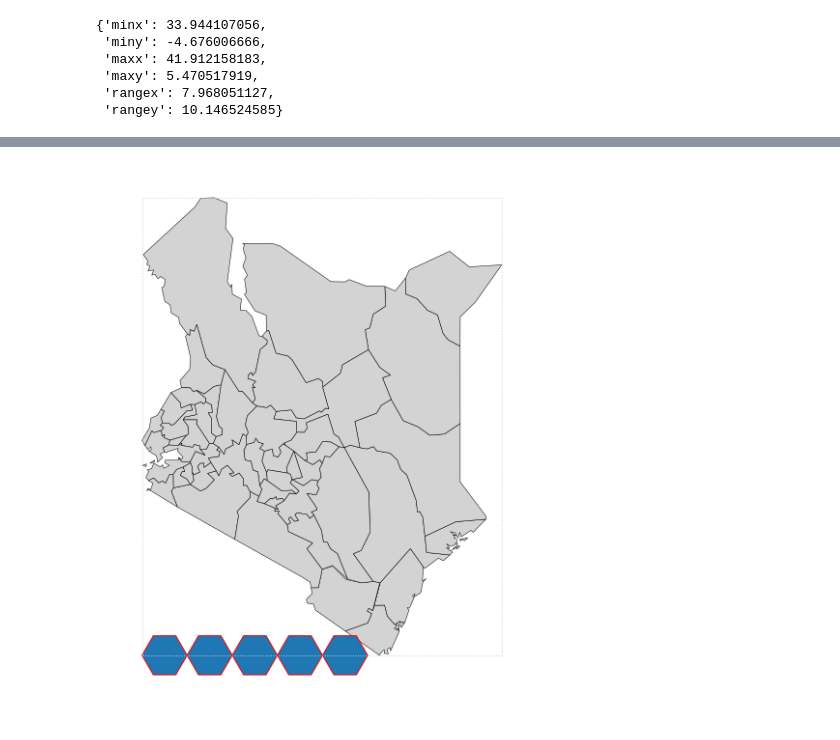
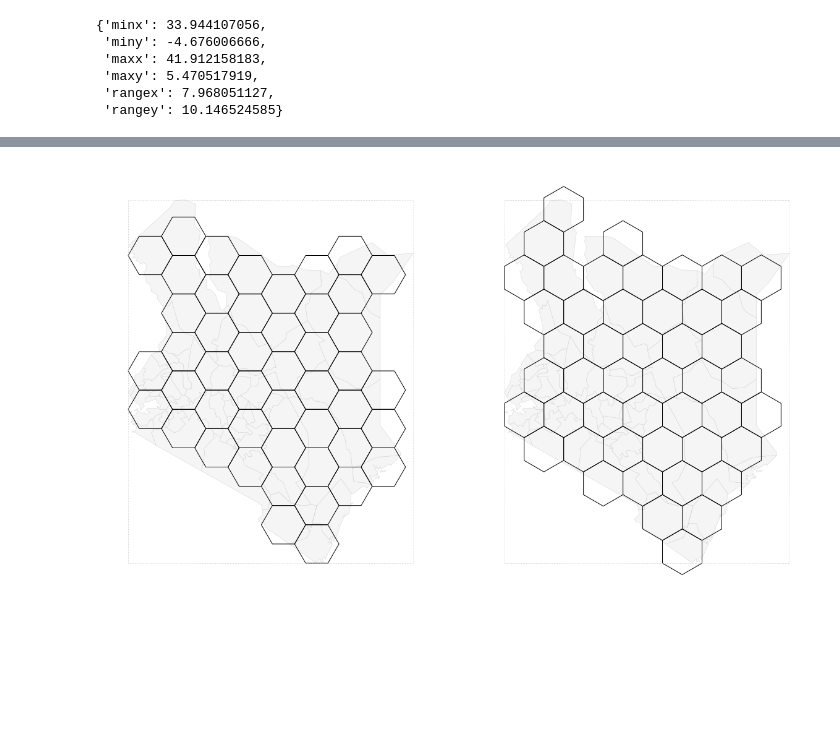
Before and after one commit to deitelberg/Python-projects, a Jupyter notebook: gridmap_refactor.ipynb, the cells around one changed output, grey strips where cells are left out. Cells and saved outputs as stored; diff of their text form; code cells hidden in the pictures; blank space fills up the shorter version.

```diff
--- a/gridmap_refactor.ipynb
+++ b/gridmap_refactor.ipynb
@@ -199,12 +276,19 @@ hexagons
 # %%
-fig, ax1 = plt.subplots(nrows=1, ncols=1, figsize=(10, 10))
+fig, (ax1,ax2) = plt.subplots(nrows=1, ncols=2, figsize=(20, 16), sharex=True, sharey=True)
 
 # Plot on axis 1 (left)
 ax1.set_axis_off()
-admin.set_geometry('geom_poly').plot(ax=ax1, linewidth=0.5, edgecolor='black', color='lightgrey')
-hexagons.plot(ax=ax1, edgecolor='red')
+admin.set_geometry('geom_poly').plot(ax=ax1, linewidth=0.5, edgecolor='lightgrey', color='whitesmoke')
+hexagons_up.plot(ax=ax1, edgecolor='black', facecolor="none")
 bbox_gdf.plot(ax=ax1, facecolor="none", edgecolor='lightgrey', linestyle=':')
 #pt.plot(ax=ax1, color='red')
+
+# Plot on axis 2 (left)
+ax2.set_axis_off()
+admin.set_geometry('geom_poly').plot(ax=ax2, linewidth=0.5, edgecolor='lightgrey', color='whitesmoke')
+hexagons_side.plot(ax=ax2, edgecolor='black', facecolor="none")
+bbox_gdf.plot(ax=ax2, facecolor="none", edgecolor='lightgrey', linestyle=':')
+
 plt.show()
 # %% [output]
-[figure, old version]
+[figure, new version]
```
Also changed, not shown: parts of 3 cells of this notebook.
